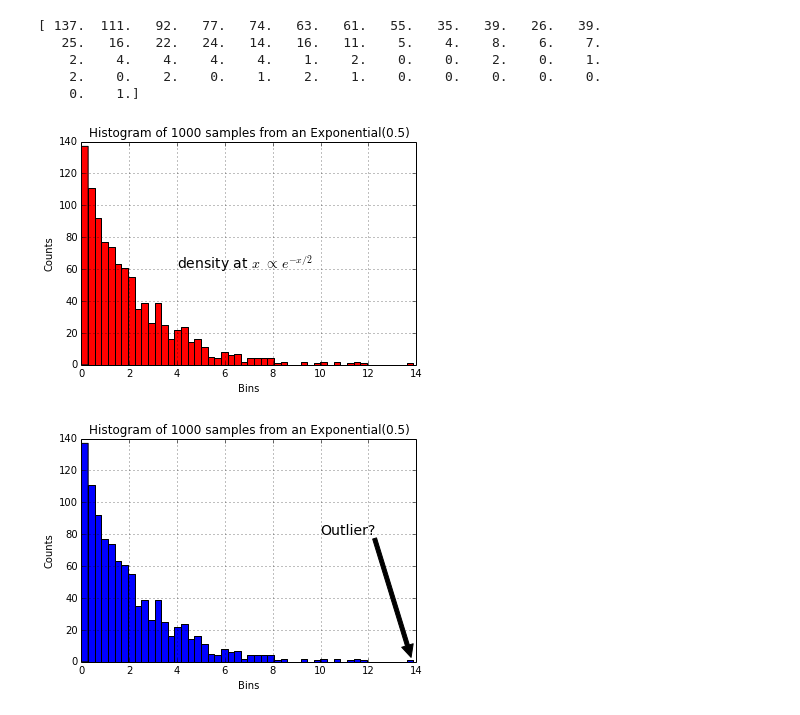
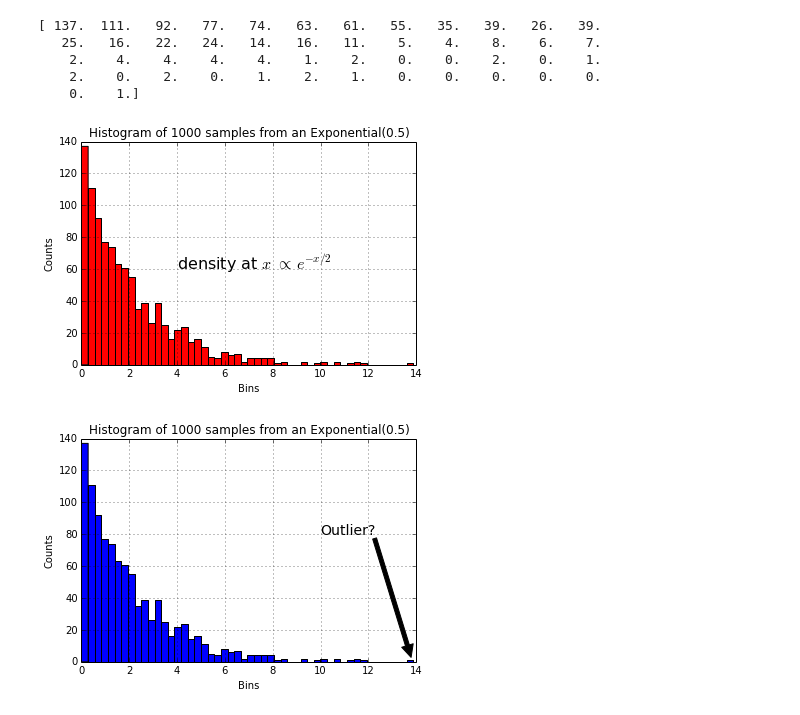
Before and after one commit to ambujtewari/stats607a-fall2014, a Jupyter notebook: Lecture 08.ipynb, the cells around one changed output. Drawn from its saved outputs; the diff is of its cells as text; code cells hidden in the pictures.

```diff
--- a/Lecture 08.ipynb
+++ b/Lecture 08.ipynb
@@ -65,12 +65,12 @@ print n  # the counts within each bin
 # %%
 plt.grid(True)  # draw the grid in the background
 plt.xlabel('Bins')
 plt.ylabel('Counts')
 plt.title('Histogram of 1000 samples from an Exponential(0.5)')
-plt.text(4, 60, r'density at $x$ $\propto\ e^{-x/2}$', fontsize=14)  # add text at specified position (note use of raw string)
+plt.text(4, 60, r'density at $x$ $\propto\ e^{-x/2}$', fontsize=16)  # add text at specified position (note use of raw string)
 n, bins, patches = plt.hist(samples, bins=50, facecolor='r')  # use red instead of the blue default
 # %% [output]
-[figure, old version]
+[figure, new version]
 # %%
 plt.grid(True)  # draw the grid in the background
 plt.xlabel('Bins')
```
Also changed, not shown: parts of 1 cell of this notebook.
